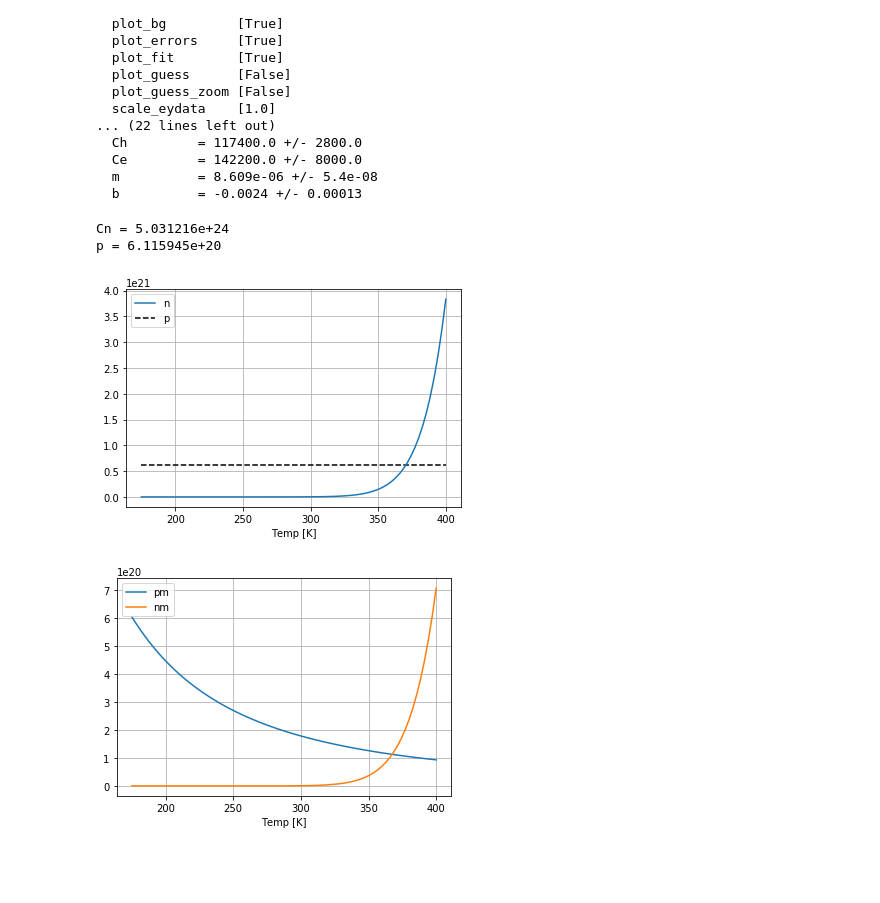
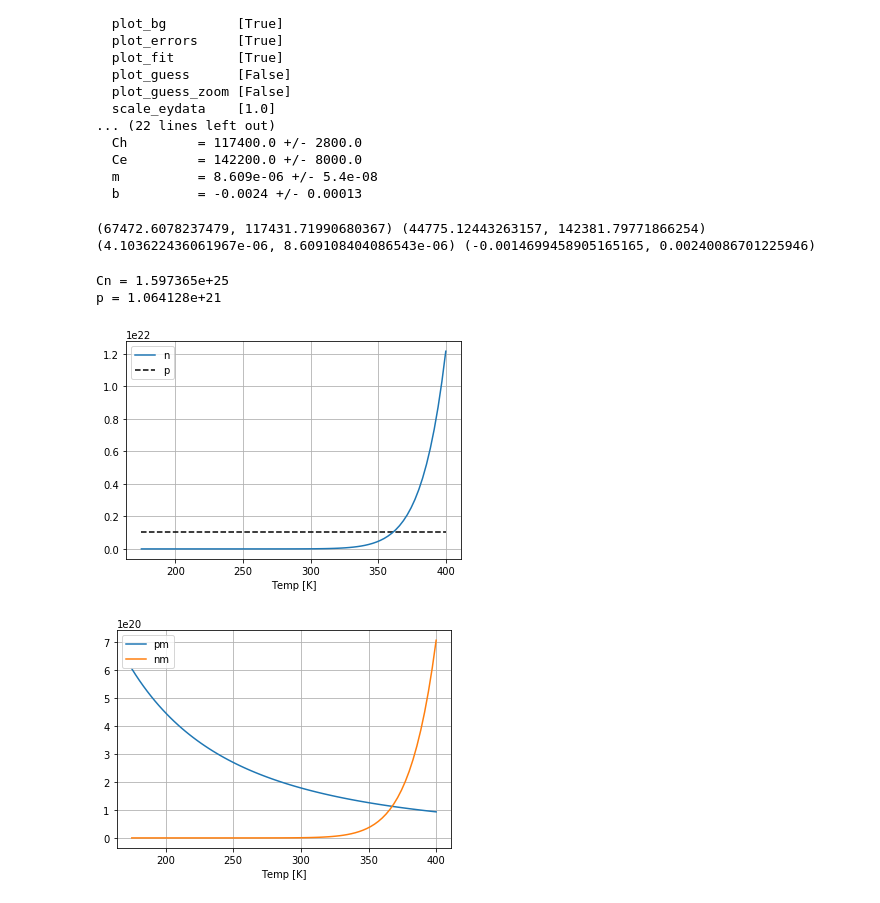
Before and after one commit to eklem1/ModernLab, a Jupyter notebook: ConstMag_Temp.ipynb, the cells around one changed output. Saved outputs shown, nothing was run; the diff lists cells and outputs as text; code cells hidden in the pictures; blank space fills up the shorter version.

```diff
--- a/ConstMag_Temp.ipynb
+++ b/ConstMag_Temp.ipynb
@@ -448,6 +450,11 @@ def SubData(minData, minData_err, maxData, maxData_err):
     err = np.sqrt(minData_err**2 + maxData_err**2)/2
 
     return sub, err
+
+def ave(val1, val2, err1, err2):
+    val = (val1+val2)/2
+    err = np.sqrt(err1**2 + err2**2)
+    return val, err
 # %%
 # get voltages for a given set of temperatures so they can be subtracted
 
@@ -533,3 +542,10 @@ SETTINGS
+# %%
+fits = my_fitter.get_fit_results()
+
+Ch_1 = [fits.get('Ch'), fits.get('Ch.std')]
+Ce_1 = [fits.get('Ce'), fits.get('Ce.std')]
+m_1 = [fits.get('m'), fits.get('m.std')]
+b_1 = [fits.get('b'), fits.get('b.std')]
 # %%
 my_fitter = s.data.fitter()
 my_fitter.set(style_data = [{'marker': '.', 'color': 'black', 'ls': '', 'mec': 'b'}]\
@@ -569,36 +585,45 @@ SETTINGS
 # %%
 fits = my_fitter.get_fit_results()
 
-Ch = fits.get('Ch')
-Ce = fits.get('Ce')
-m = fits.get('m')
-b = fits.get('b')
+Ch_2 = [fits.get('Ch'), fits.get('Ch.std')]
+Ce_2 = [fits.get('Ce'), fits.get('Ce.std')]
+m_2 = [fits.get('m'), fits.get('m.std')]
+b_2 = [fits.get('b'), fits.get('b.std')]
+# %%
+Ch = ave(Ch_1[0], Ch_1[1], Ch_2[0], Ch_2[1])
+Ce = ave(Ce_1[0], Ce_1[1], Ce_2[0], Ce_2[1])
+m = ave(m_1[0], m_1[1], m_2[0], m_2[1])
+b = ave(b_1[0], b_1[1], b_2[0], b_2[1])
+
+print(Ch, Ce, m, b)
+# %% [output]
+(67472.6078237479, 117431.71990680367) (44775.12443263157, 142381.79771866254) (4.103622436061967e-06, 8.609108404086543e-06) (-0.0014699458905165165, 0.00240086701225946)
 # %%
-print("Cn = %e" %(CnCe/Ce))
-p = pCh/Ch
+print("Cn = %e" %(CnCe/Ce[0]))
+p = pCh/Ch[0]
 print("p = %e" %p)
 # print("u_p = %e" %(pCh/Ch))
 
 T = 290
 tempCentered = np.linspace(175, 400, 80)
 
 def n(T):
-    n = (CnCe/Ce)* T **power * np.exp(-Eg/(2*k*T))
+    n = (CnCe/Ce[0])* T **power * np.exp(-Eg/(2*k*T))
     return n
 
 # print("n = %e" %(n))
 
 plt.plot(tempCentered, n(tempCentered), label="n")
 plt.hlines(p, xmin=min(tempCentered), xmax=max(tempCentered), ls="--", label="p")
 # plt.ylabel("")
 plt.xlabel("Temp [K]")
 plt.legend()
 plt.grid()
 plt.show()
 # %% [output]
-Cn = 5.031216e+24
-p = 6.115945e+20
+Cn = 1.597365e+25
+p = 1.064128e+21
-[figure, old version]
+[figure, new version]
 # %%
 
 def mobil(T):
```
Also changed, not shown: parts of 6 cells of this notebook, 3 other files.
